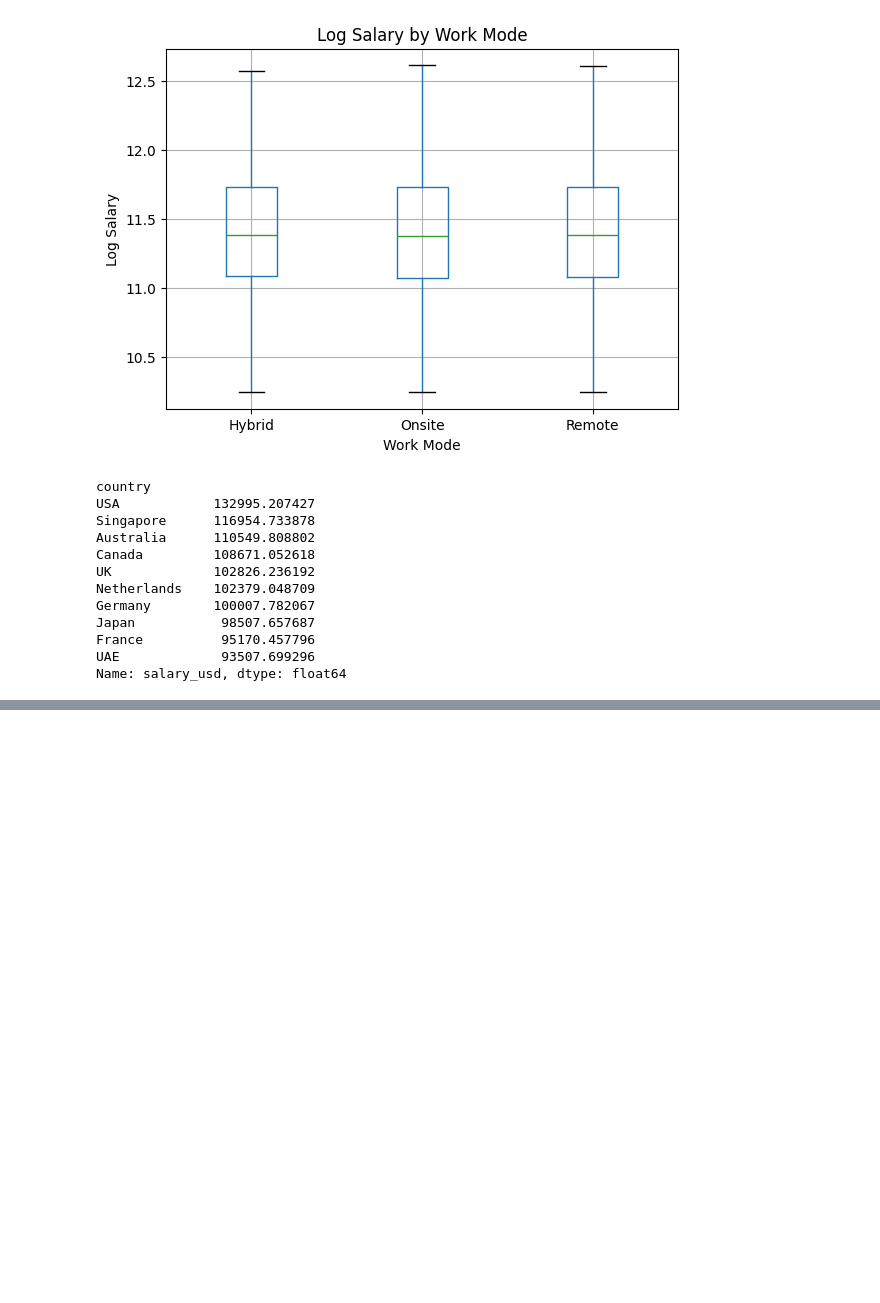
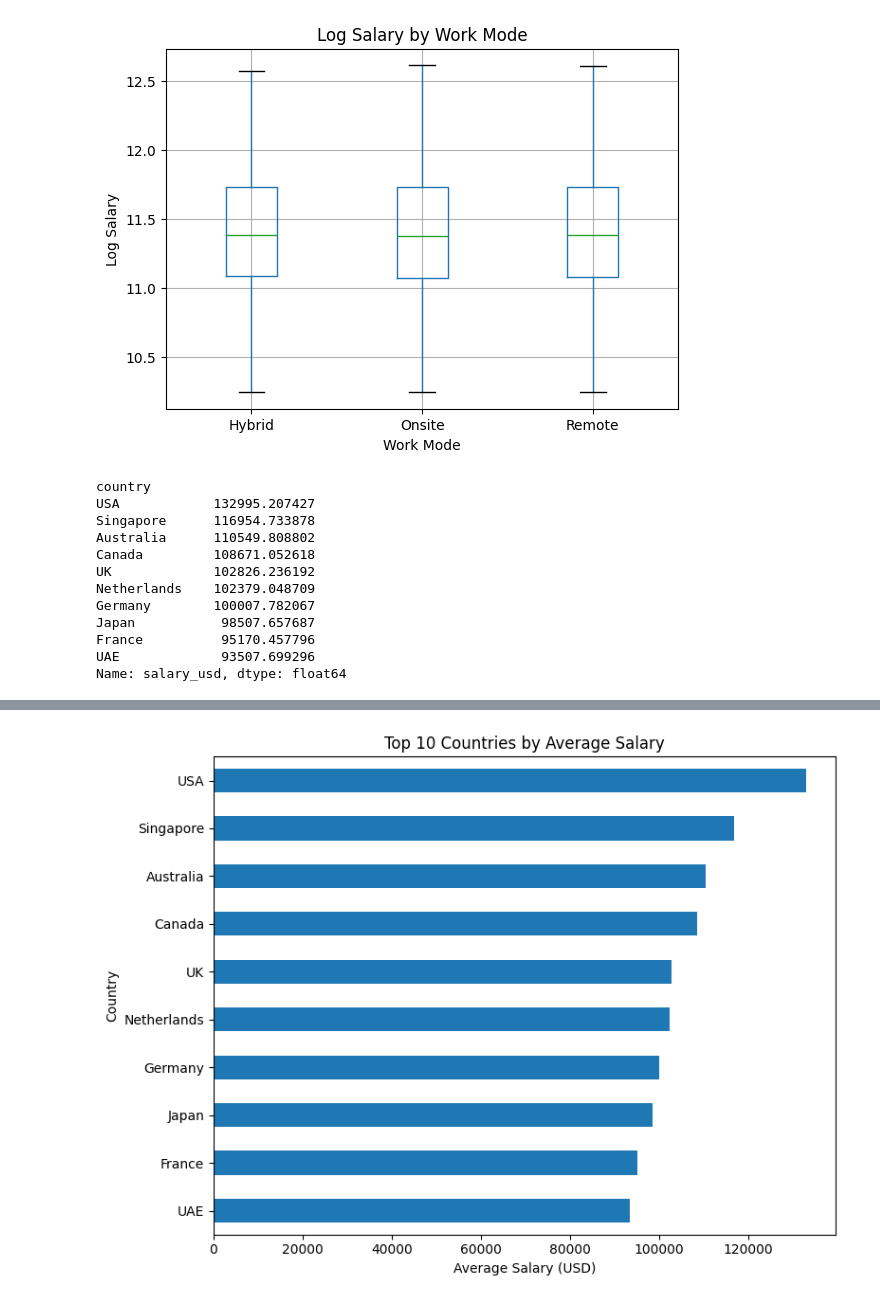
Before and after one commit to berfinsuakyurek/ai-salary-remote-analysis, a Jupyter notebook: notebooks/03_eda.ipynb, the cells around one changed output, grey strips where cells are left out. Cells and saved outputs as stored; diff of their text form; code cells hidden in the pictures; blank space fills up the shorter version.

```diff
--- a/notebooks/03_eda.ipynb
+++ b/notebooks/03_eda.ipynb
@@ -69,0 +94,19 @@ Name: salary_usd, dtype: float64
+# %%
+top_countries = (
+    df.groupby("country")["salary_usd"]
+    .mean()
+    .sort_values(ascending=False)
+    .head(10)
+    .sort_values()
+)
+
+plt.figure(figsize=(8, 6))
+top_countries.plot(kind="barh")
+plt.title("Top 10 Countries by Average Salary")
+plt.xlabel("Average Salary (USD)")
+plt.ylabel("Country")
+plt.tight_layout()
+plt.savefig("../outputs/figures/top_countries_avg_salary.png", dpi=300, bbox_inches="tight")
+plt.show()
+# %% [output]
+[figure, added]
```
Also changed, not shown: parts of 4 cells of this notebook.
